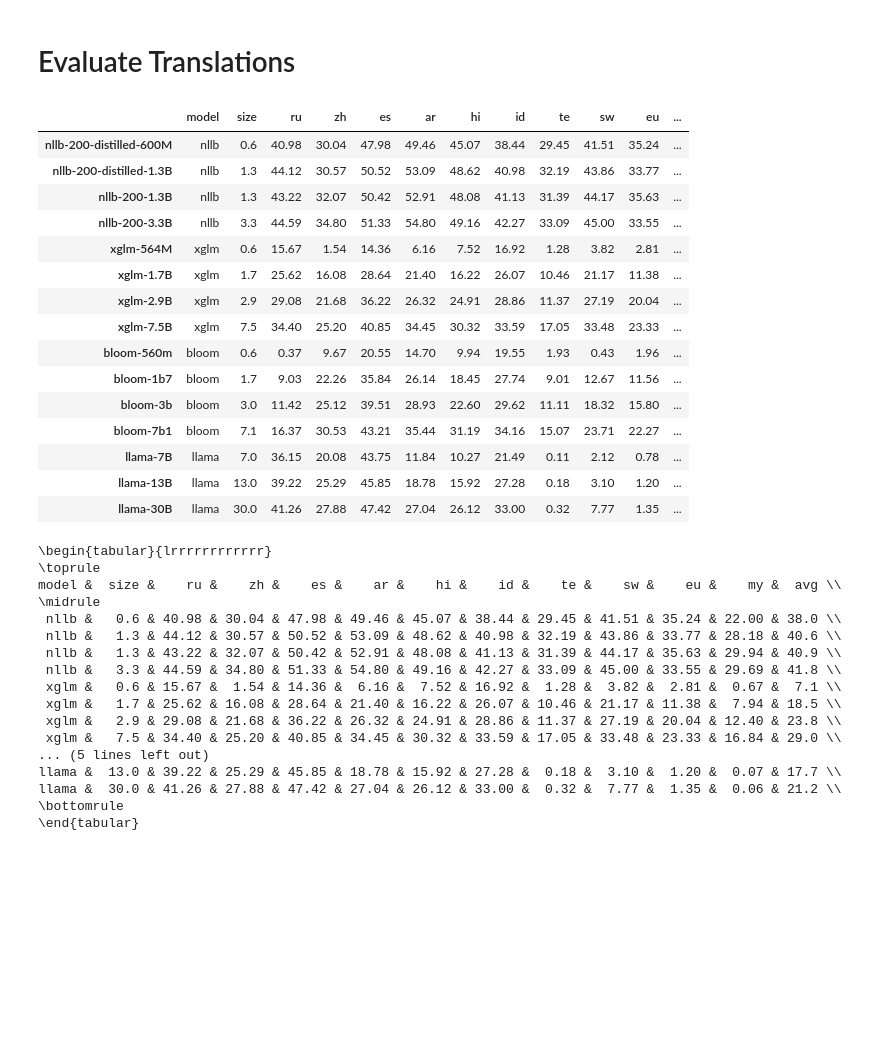
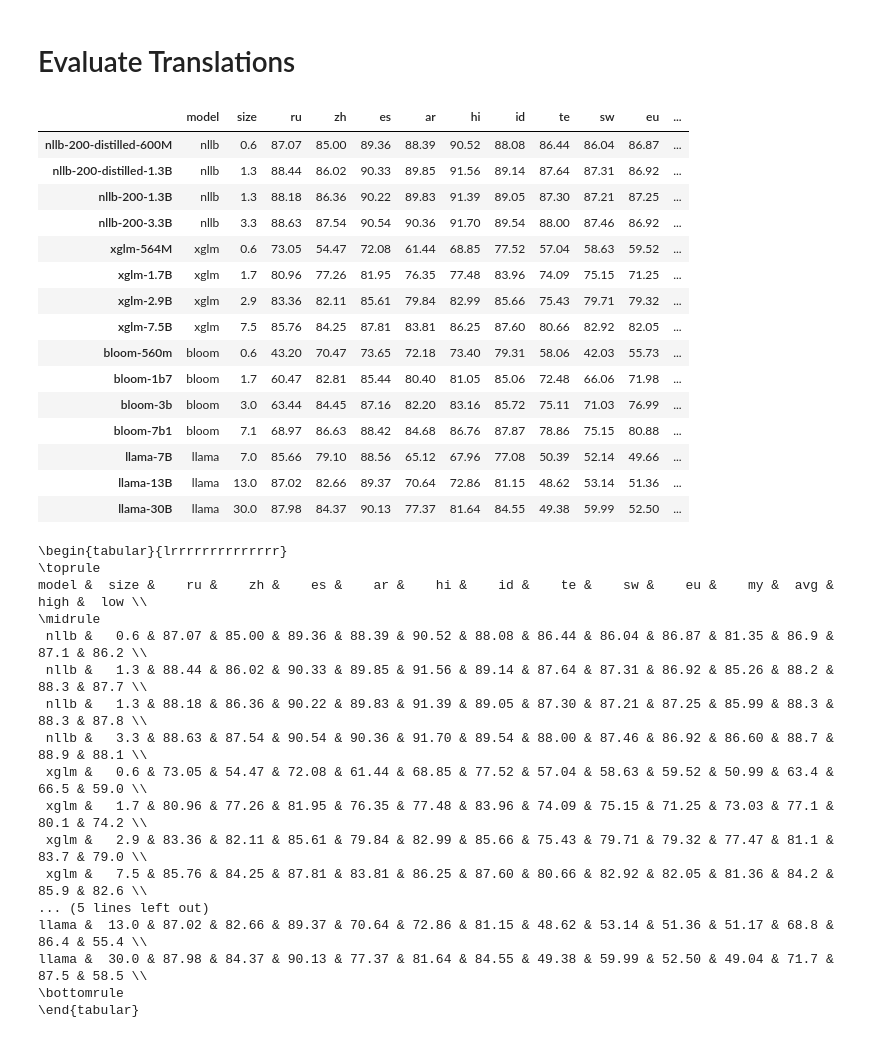
Before and after one commit to juletx/self-translate, a Jupyter notebook: translate/evaluation/evaluate_translations.ipynb, the cells around one changed output. Drawn from its saved outputs; the diff is of its cells as text; code cells hidden in the pictures; blank space fills up the shorter version.

```diff
--- a/translate/evaluation/evaluate_translations.ipynb
+++ b/translate/evaluation/evaluate_translations.ipynb
@@ -5,8 +5,8 @@ _DATASETS = [
     "xstory_cloze",
     "xcopa",
     "xnli",
-    "paws-x",
-    "mgsm",
+    # "paws-x",
+    # "mgsm",
 ]
 
 _MODELS = [
@@ -71,7 +71,7 @@ languages = {
     # "ex_low": ["eu", "my", "ht", "qu"]
 }
 
-languages = {}
+# languages = {}
 # %%
 # Get results from metrics folder
 
@@ -142,7 +142,7 @@ def plot_size_df_datasets(df, model_name, title, langs=False):
         if average not in df.columns:
             continue
         df_model[average].plot(
-            x="size", y="acc", title=f"{title} {average}", ylabel="Average COMET", xlabel="Model size (B)", legend=True, marker="o", label="Self-translate", color="C2"
+            x="size", y="acc", title=f"{title} {average}" if title else "", ylabel="Average COMET", xlabel="Model size (B)", legend=True, marker="o", label="Self-translate", color="C2"
         )
         # add an horizontal line with NLLB-200-3.3B
         plt.axhline(y=df.loc[3.3][average], color="C1", linestyle="--", label="MT (NLLB)")
@@ -168,65 +168,65 @@ def plot_size_df_datasets(df, model_name, title, langs=False):
 # create plots for each dataset and model
 
 import matplotlib.pyplot as plt
 import pandas as pd
 
 def get_dataframes_model(metrics_dict_split, model_name):
-    for metric in ["sacrebleu"]: # ["sacrebleu", "chrf++", "comet"]
+    for metric in ["comet"]: # ["sacrebleu", "chrf++", "comet"]
         df_avg = {}
         for average in ["avg"] + list(languages.keys()):
             df_avg[average] = pd.DataFrame({"model": _MODELS}, index=_MODELS)
         for dataset_name in metrics_dict_split[metric]:
             df = pd.DataFrame(metrics_dict_split[metric][dataset_name]).T
             for average in ["avg"] + list(languages.keys()):
                 df_avg[average][dataset_name] = df[average]
             df["model"] = model_names_all
             df["size"] = model_sizes_all
             df = df.reindex(columns=["model", "size"] + [col for col in df.columns if col not in ["model", "size"]])
             display(df)
             print(df.to_latex(index=False))
             # x labels vertical
-            # plot_size_df_datasets(df, model_name, f"{dataset_name} {metric}")
+            plot_size_df_datasets(df, model_name, f"{dataset_name} {metric}")
         for average in ["avg"] + list(languages.keys()):
             df_avg[average][average] = df_avg[average].mean(axis=1).round(1)
             df_avg[average]["model"] = model_names_all
             df_avg[average]["size"] = model_sizes_all
             df_avg[average] = df_avg[average].reindex(columns=["model", "size"] + [col for col in df_avg[average].columns if col not in ["model", "size"]])
             display(df_avg[average])
             print(df_avg[average].to_latex(index=False))
-            # plot_size_df_datasets(df_avg[average], model_name, title="")
+            plot_size_df_datasets(df_avg[average], model_name, title="")
 
 get_dataframes_model(metrics_dict_split, "xglm")
 # %% [output]
 |  | model | size | ru | zh | es | ar | hi | id | te | sw | eu | ... |
-| nllb-200-distilled-600M | nllb | 0.6 | 40.98 | 30.04 | 47.98 | 49.46 | 45.07 | 38.44 | 29.45 | 41.51 | 35.24 | ... |
-| nllb-200-distilled-1.3B | nllb | 1.3 | 44.12 | 30.57 | 50.52 | 53.09 | 48.62 | 40.98 | 32.19 | 43.86 | 33.77 | ... |
-| nllb-200-1.3B | nllb | 1.3 | 43.22 | 32.07 | 50.42 | 52.91 | 48.08 | 41.13 | 31.39 | 44.17 | 35.63 | ... |
-| nllb-200-3.3B | nllb | 3.3 | 44.59 | 34.80 | 51.33 | 54.80 | 49.16 | 42.27 | 33.09 | 45.00 | 33.55 | ... |
-| xglm-564M | xglm | 0.6 | 15.67 | 1.54 | 14.36 | 6.16 | 7.52 | 16.92 | 1.28 | 3.82 | 2.81 | ... |
-| xglm-1.7B | xglm | 1.7 | 25.62 | 16.08 | 28.64 | 21.40 | 16.22 | 26.07 | 10.46 | 21.17 | 11.38 | ... |
-| xglm-2.9B | xglm | 2.9 | 29.08 | 21.68 | 36.22 | 26.32 | 24.91 | 28.86 | 11.37 | 27.19 | 20.04 | ... |
-| xglm-7.5B | xglm | 7.5 | 34.40 | 25.20 | 40.85 | 34.45 | 30.32 | 33.59 | 17.05 | 33.48 | 23.33 | ... |
-| bloom-560m | bloom | 0.6 | 0.37 | 9.67 | 20.55 | 14.70 | 9.94 | 19.55 | 1.93 | 0.43 | 1.96 | ... |
-| bloom-1b7 | bloom | 1.7 | 9.03 | 22.26 | 35.84 | 26.14 | 18.45 | 27.74 | 9.01 | 12.67 | 11.56 | ... |
-| bloom-3b | bloom | 3.0 | 11.42 | 25.12 | 39.51 | 28.93 | 22.60 | 29.62 | 11.11 | 18.32 | 15.80 | ... |
-| bloom-7b1 | bloom | 7.1 | 16.37 | 30.53 | 43.21 | 35.44 | 31.19 | 34.16 | 15.07 | 23.71 | 22.27 | ... |
-| llama-7B | llama | 7.0 | 36.15 | 20.08 | 43.75 | 11.84 | 10.27 | 21.49 | 0.11 | 2.12 | 0.78 | ... |
-| llama-13B | llama | 13.0 | 39.22 | 25.29 | 45.85 | 18.78 | 15.92 | 27.28 | 0.18 | 3.10 | 1.20 | ... |
-| llama-30B | llama | 30.0 | 41.26 | 27.88 | 47.42 | 27.04 | 26.12 | 33.00 | 0.32 | 7.77 | 1.35 | ... |
+| nllb-200-distilled-600M | nllb | 0.6 | 87.07 | 85.00 | 89.36 | 88.39 | 90.52 | 88.08 | 86.44 | 86.04 | 86.87 | ... |
+| nllb-200-distilled-1.3B | nllb | 1.3 | 88.44 | 86.02 | 90.33 | 89.85 | 91.56 | 89.14 | 87.64 | 87.31 | 86.92 | ... |
+| nllb-200-1.3B | nllb | 1.3 | 88.18 | 86.36 | 90.22 | 89.83 | 91.39 | 89.05 | 87.30 | 87.21 | 87.25 | ... |
+| nllb-200-3.3B | nllb | 3.3 | 88.63 | 87.54 | 90.54 | 90.36 | 91.70 | 89.54 | 88.00 | 87.46 | 86.92 | ... |
+| xglm-564M | xglm | 0.6 | 73.05 | 54.47 | 72.08 | 61.44 | 68.85 | 77.52 | 57.04 | 58.63 | 59.52 | ... |
+| xglm-1.7B | xglm | 1.7 | 80.96 | 77.26 | 81.95 | 76.35 | 77.48 | 83.96 | 74.09 | 75.15 | 71.25 | ... |
+| xglm-2.9B | xglm | 2.9 | 83.36 | 82.11 | 85.61 | 79.84 | 82.99 | 85.66 | 75.43 | 79.71 | 79.32 | ... |
+| xglm-7.5B | xglm | 7.5 | 85.76 | 84.25 | 87.81 | 83.81 | 86.25 | 87.60 | 80.66 | 82.92 | 82.05 | ... |
+| bloom-560m | bloom | 0.6 | 43.20 | 70.47 | 73.65 | 72.18 | 73.40 | 79.31 | 58.06 | 42.03 | 55.73 | ... |
+| bloom-1b7 | bloom | 1.7 | 60.47 | 82.81 | 85.44 | 80.40 | 81.05 | 85.06 | 72.48 | 66.06 | 71.98 | ... |
+| bloom-3b | bloom | 3.0 | 63.44 | 84.45 | 87.16 | 82.20 | 83.16 | 85.72 | 75.11 | 71.03 | 76.99 | ... |
+| bloom-7b1 | bloom | 7.1 | 68.97 | 86.63 | 88.42 | 84.68 | 86.76 | 87.87 | 78.86 | 75.15 | 80.88 | ... |
+| llama-7B | llama | 7.0 | 85.66 | 79.10 | 88.56 | 65.12 | 67.96 | 77.08 | 50.39 | 52.14 | 49.66 | ... |
+| llama-13B | llama | 13.0 | 87.02 | 82.66 | 89.37 | 70.64 | 72.86 | 81.15 | 48.62 | 53.14 | 51.36 | ... |
+| llama-30B | llama | 30.0 | 87.98 | 84.37 | 90.13 | 77.37 | 81.64 | 84.55 | 49.38 | 59.99 | 52.50 | ... |
-\begin{tabular}{lrrrrrrrrrrrr}
+\begin{tabular}{lrrrrrrrrrrrrrr}
 \toprule
-model &  size &    ru &    zh &    es &    ar &    hi &    id &    te &    sw &    eu &    my &  avg \\
+model &  size &    ru &    zh &    es &    ar &    hi &    id &    te &    sw &    eu &    my &  avg &  high &  low \\
 \midrule
- nllb &   0.6 & 40.98 & 30.04 & 47.98 & 49.46 & 45.07 & 38.44 & 29.45 & 41.51 & 35.24 & 22.00 & 38.0 \\
- nllb &   1.3 & 44.12 & 30.57 & 50.52 & 53.09 & 48.62 & 40.98 & 32.19 & 43.86 & 33.77 & 28.18 & 40.6 \\
- nllb &   1.3 & 43.22 & 32.07 & 50.42 & 52.91 & 48.08 & 41.13 & 31.39 & 44.17 & 35.63 & 29.94 & 40.9 \\
- nllb &   3.3 & 44.59 & 34.80 & 51.33 & 54.80 & 49.16 & 42.27 & 33.09 & 45.00 & 33.55 & 29.69 & 41.8 \\
- xglm &   0.6 & 15.67 &  1.54 & 14.36 &  6.16 &  7.52 & 16.92 &  1.28 &  3.82 &  2.81 &  0.67 &  7.1 \\
- xglm &   1.7 & 25.62 & 16.08 & 28.64 & 21.40 & 16.22 & 26.07 & 10.46 & 21.17 & 11.38 &  7.94 & 18.5 \\
- xglm &   2.9 & 29.08 & 21.68 & 36.22 & 26.32 & 24.91 & 28.86 & 11.37 & 27.19 & 20.04 & 12.40 & 23.8 \\
- xglm &   7.5 & 34.40 & 25.20 & 40.85 & 34.45 & 30.32 & 33.59 & 17.05 & 33.48 & 23.33 & 16.84 & 29.0 \\
+ nllb &   0.6 & 87.07 & 85.00 & 89.36 & 88.39 & 90.52 & 88.08 & 86.44 & 86.04 & 86.87 & 81.35 & 86.9 &  87.1 & 86.2 \\
+ nllb &   1.3 & 88.44 & 86.02 & 90.33 & 89.85 & 91.56 & 89.14 & 87.64 & 87.31 & 86.92 & 85.26 & 88.2 &  88.3 & 87.7 \\
+ nllb &   1.3 & 88.18 & 86.36 & 90.22 & 89.83 & 91.39 & 89.05 & 87.30 & 87.21 & 87.25 & 85.99 & 88.3 &  88.3 & 87.8 \\
+ nllb &   3.3 & 88.63 & 87.54 & 90.54 & 90.36 & 91.70 & 89.54 & 88.00 & 87.46 & 86.92 & 86.60 & 88.7 &  88.9 & 88.1 \\
+ xglm &   0.6 & 73.05 & 54.47 & 72.08 & 61.44 & 68.85 & 77.52 & 57.04 & 58.63 & 59.52 & 50.99 & 63.4 &  66.5 & 59.0 \\
+ xglm &   1.7 & 80.96 & 77.26 & 81.95 & 76.35 & 77.48 & 83.96 & 74.09 & 75.15 & 71.25 & 73.03 & 77.1 &  80.1 & 74.2 \\
+ xglm &   2.9 & 83.36 & 82.11 & 85.61 & 79.84 & 82.99 & 85.66 & 75.43 & 79.71 & 79.32 & 77.47 & 81.1 &  83.7 & 79.0 \\
+ xglm &   7.5 & 85.76 & 84.25 & 87.81 & 83.81 & 86.25 & 87.60 & 80.66 & 82.92 & 82.05 & 81.36 & 84.2 &  85.9 & 82.6 \\
 ... (5 lines left out)
-llama &  13.0 & 39.22 & 25.29 & 45.85 & 18.78 & 15.92 & 27.28 &  0.18 &  3.10 &  1.20 &  0.07 & 17.7 \\
-llama &  30.0 & 41.26 & 27.88 & 47.42 & 27.04 & 26.12 & 33.00 &  0.32 &  7.77 &  1.35 &  0.06 & 21.2 \\
+llama &  13.0 & 87.02 & 82.66 & 89.37 & 70.64 & 72.86 & 81.15 & 48.62 & 53.14 & 51.36 & 51.17 & 68.8 &  86.4 & 55.4 \\
+llama &  30.0 & 87.98 & 84.37 & 90.13 & 77.37 & 81.64 & 84.55 & 49.38 & 59.99 & 52.50 & 49.04 & 71.7 &  87.5 & 58.5 \\
 \bottomrule
 \end{tabular}
```
Also changed, not shown: parts of 1 cell of this notebook, 1 other file.
